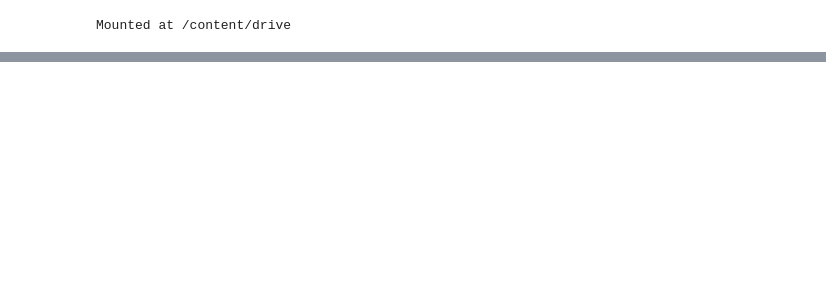
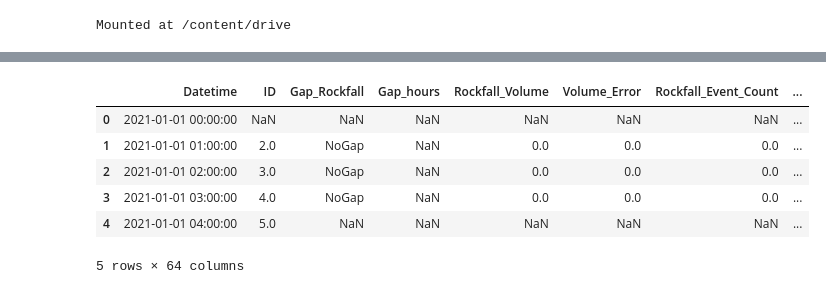
Before and after one commit to glwat/Durham_Masters, a Jupyter notebook: Missing_Data_Imputation.ipynb, the cells around one changed output, grey strips where cells are left out. Cells and saved outputs as stored; diff of their text form; code cells hidden in the pictures; blank space fills up the shorter version.

```diff
--- a/Missing_Data_Imputation.ipynb
+++ b/Missing_Data_Imputation.ipynb
@@ -320,0 +558,73 @@ memory usage: 4.0+ MB
+# %%
+#@title Codeblock K010: Seasonal Kalman Smoothing with Data-Driven Q and R
+
+import numpy as np
+import pandas as pd
+from statsmodels.tsa.statespace.structural import UnobservedComponents
+
+vars_to_impute = [
+    "Total_Rainfall", "Air_Temp", "Relative_Humidity", "Hourly_Rainfall",
+    "TA", "Tmean", "Tmin", "Tmax", "Tmeandiff", "Tmindiff", "Tmaxdiff",
+    "W1-BSS-Tmean", "W2-IBSS-Tmean", "Ref_Mean", "Ref_Max", "Ref_Min",
+    "Ref_Range", "Ref_sd"
+]
+
+def estimate_Q(series):
+    """State noise variance from first differences."""
+    diffs = series.diff().dropna()
+    return np.nanvar(diffs)
+
+def estimate_R(series):
+    """Observation noise variance from detrended residuals."""
+    med = series.rolling(window=24, center=True, min_periods=1).median()
+    residuals = series - med
+    return np.nanvar(residuals)
+
+def seasonal_kalman_smooth(series, Q, R, seasonal_period=24):
+    """Seasonal + local level Kalman smoother with fixed Q and R."""
+    model = UnobservedComponents(
+        series,
+        level="local level",
+        seasonal=seasonal_period
+    )
+
+    # Fix parameters
+    model.update(model.start_params)
+    params = model.start_params.copy()
+
+    # statsmodels parameter order:
+    # [sigma2.irregular, sigma2.level, sigma2.seasonal]
+    params[0] = R
+    params[1] = Q
+    params[2] = Q  # seasonal noise
+
+    result = model.smooth(params)
+    smoothed = result.smoothed_state[0]  # local level component
+    return pd.Series(smoothed, index=series.index)
+
+for var in vars_to_impute:
+    print(f"Processing {var}...")
+
+    real_col = f"{var}_Real"
+    kalman_col = f"{var}_Kalman"
+
+    s = df[var].astype(float)
+
+    # Compute Q and R
+    Q = estimate_Q(s)
+    R = estimate_R(s)
+
+    # Run seasonal Kalman smoother
+    smoothed = seasonal_kalman_smooth(s, Q, R, seasonal_period=24)
+
+    # Clip to observed range
+    observed_min = s.min()
+    observed_max = s.max()
+    smoothed_clipped = smoothed.clip(lower=observed_min, upper=observed_max)
+
+    # Replace missing values only
+    df[kalman_col] = np.where(df[real_col] == 1, s, smoothed_clipped)
+
+print("\nSeasonal Kalman smoothing complete.")
+df.head()
+# %% [output]
@@ -320,0 +651,7 @@ memory usage: 4.0+ MB
+|  | Datetime | ID | Gap_Rockfall | Gap_hours | Rockfall_Volume | Volume_Error | Rockfall_Event_Count | ... |
+| 0 | 2021-01-01 00:00:00 | NaN | NaN | NaN | NaN | NaN | NaN | ... |
+| 1 | 2021-01-01 01:00:00 | 2.0 | NoGap | NaN | 0.0 | 0.0 | 0.0 | ... |
+| 2 | 2021-01-01 02:00:00 | 3.0 | NoGap | NaN | 0.0 | 0.0 | 0.0 | ... |
+| 3 | 2021-01-01 03:00:00 | 4.0 | NoGap | NaN | 0.0 | 0.0 | 0.0 | ... |
+| 4 | 2021-01-01 04:00:00 | 5.0 | NaN | NaN | NaN | NaN | NaN | ... |
+5 rows × 64 columns
```
Also changed, not shown: parts of 22 cells of this notebook.
